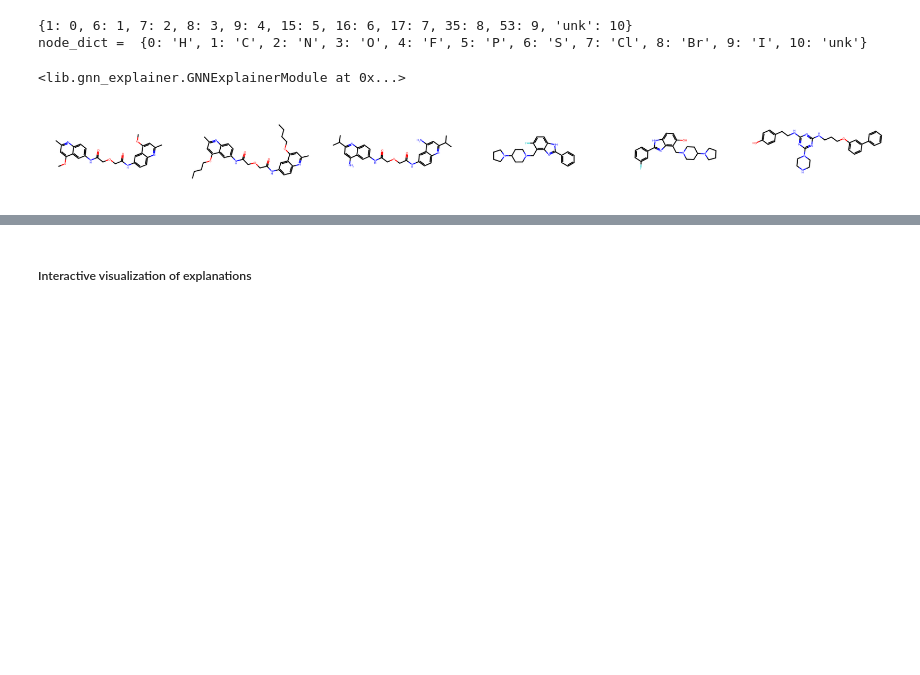
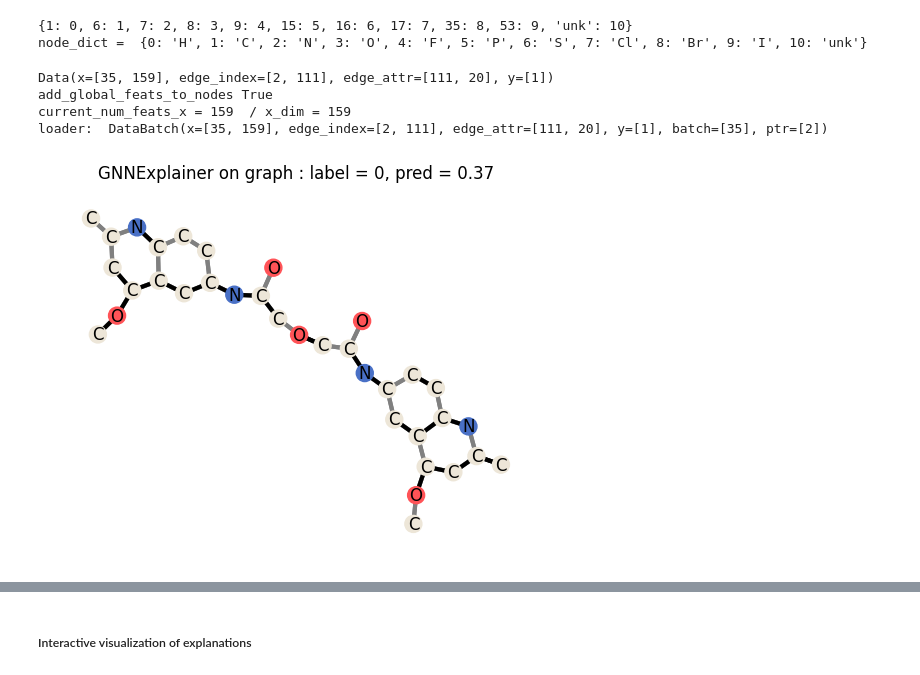
Before and after one commit to djoy4stem/qsar_w_gnns, a Jupyter notebook: notebooks/dd2/dd2_gnn_explanation.ipynb, the cells around one changed output, grey strips where cells are left out. Saved outputs shown, nothing was run; the diff lists cells and outputs as text; code cells hidden in the pictures; blank space fills up the shorter version.

```diff
--- a/notebooks/dd2/dd2_gnn_explanation.ipynb
+++ b/notebooks/dd2/dd2_gnn_explanation.ipynb
@@ -69 +59,5 @@ GCN(
+# %%
+gcn_predictor=torch.load(f"{DATASET_DIR}/models/dd2_class_best_gcn_predictor.pt")
+gat_predictor=torch.load(f"{DATASET_DIR}/models/dd2_class_gat_predictor.pt")
+gin_predictor=torch.load(f"{DATASET_DIR}/models/dd2_class_gin_predictor.pt")
 # %%
@@ -134,19 +230,0 @@ node_dict =  {0: 'H', 1: 'C', 2: 'N', 3: 'O', 4: 'F', 5: 'P', 6: 'S', 7: 'Cl', 8
-# %%
-from lib import gnn_explainer
-gnn_xp_module = gnn_explainer.GNNExplainerModule(gnn_predictor=gcn_predictor, node_dict=node_dict
-                                                , num_epochs = 500, lr=0.05
-                                                , node_mask_type='attributes', edge_mask_type='object'
-                                                , explanation_type='model'
-                                                , model_config=dict( mode='binary_classification', task_level='graph', return_type='raw')
-                                                , node_colors=None, device= 'cpu'
-                                            )
-
-gnn_xp_module
-# %% [output]
-<lib.gnn_explainer.GNNExplainerModule at 0x...>
-# %%
-smiles_and_labels = pickle.load(open(f'{DATASET_DIR}/dd2_splits_smiles_and_labels.pkl', 'rb'))
-# print(len(smiles_and_labels['test'][0]))
-Draw.MolsToGridImage([MolFromSmiles(x) for x in smiles_and_labels['test'][0][:6]], molsPerRow=6, subImgSize=(300, 200))
-# %% [output]
-[figure, removed]
@@ -153 +263,13 @@ Draw.MolsToGridImage([MolFromSmiles(x) for x in smiles_and_labels['test'][0][:6]
+# %%
+# print(batch_from_test_mols[0])
+# print(gcn_predictor.predict_from_data_list(data=graphs_from_test_mols, add_global_feats_to_nodes=True).detach().tolist())
+
+print(graphs_from_test_mols[0])
+gcn_xp_module.visualize_explanation_for_graph(my_data=graphs_from_test_mols[0], threshold=0.5, device='cpu', node_size=150, edge_width=3)
+# %% [output]
+Data(x=[35, 159], edge_index=[2, 111], edge_attr=[111, 20], y=[1])
+add_global_feats_to_nodes True
+current_num_feats_x = 159  / x_dim = 159
+loader:  DataBatch(x=[35, 159], edge_index=[2, 111], edge_attr=[111, 20], y=[1], batch=[35], ptr=[2])
+[figure, added]
 # %%
```
Also changed, not shown: parts of 34 cells of this notebook, 12 other files.
